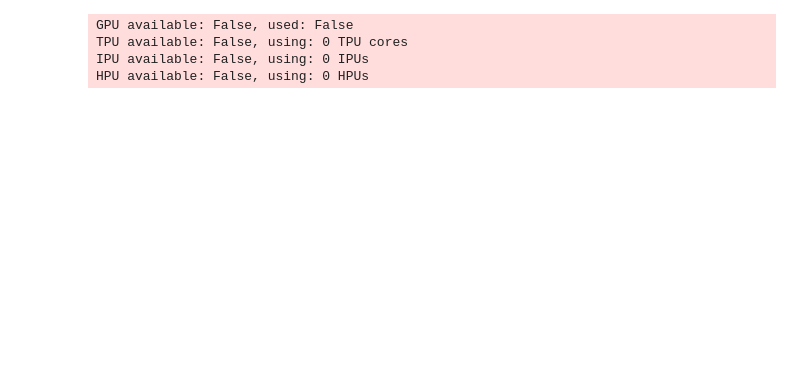
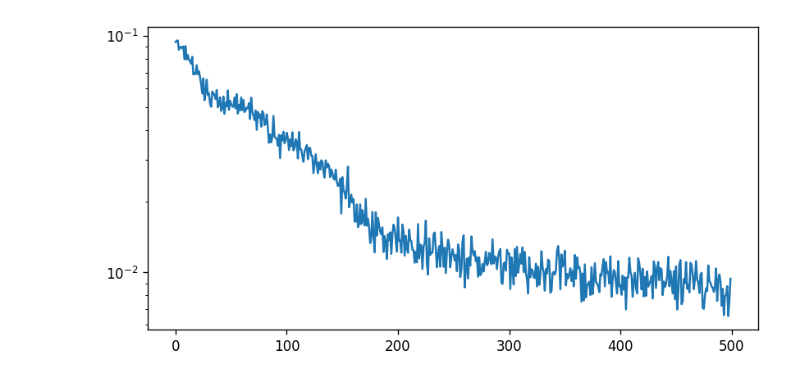
Before and after one commit to ichko/nca, a Jupyter notebook: notebooks/04.new-beginning.ipynb, the cells around one changed output. Cells and saved outputs as stored; diff of their text form; code cells hidden in the pictures; blank space fills up the shorter version.

```diff
--- a/notebooks/04.new-beginning.ipynb
+++ b/notebooks/04.new-beginning.ipynb
@@ -12,7 +11,3 @@ model = BaselineNCA()
-# %%
-trainer = get_lightning_trainer(model_name="BaselineNCA", max_epochs=10)
-# %% [output]
-GPU available: False, used: False
-TPU available: False, using: 0 TPU cores
-IPU available: False, using: 0 IPUs
-HPU available: False, using: 0 HPUs
+# %%
+device = "cuda"
+inv_ae = FCInvAE(msg_size=8, frame_size=32).to(device)
@@ -18,0 +16,7 @@ HPU available: False, using: 0 HPUs
+# %%
+inv_ae = FCInvAE(msg_size=8, frame_size=128).to(device)
+inv_ae.fit(its=500, bs=64, noise_size=1, lr=0.01)
+# %%
+inv_ae.plot_loss()
+# %% [output]
+[figure, added]
```
Also changed, not shown: parts of 7 cells of this notebook, 6 other files.
